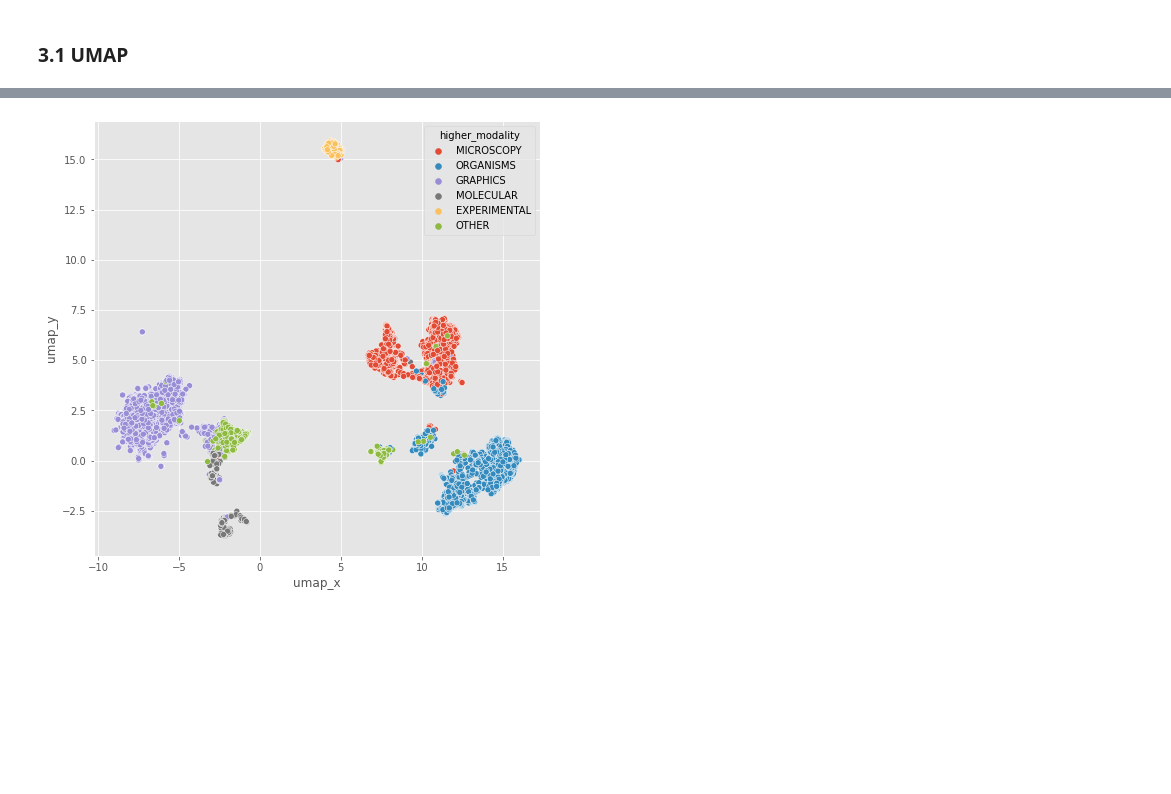
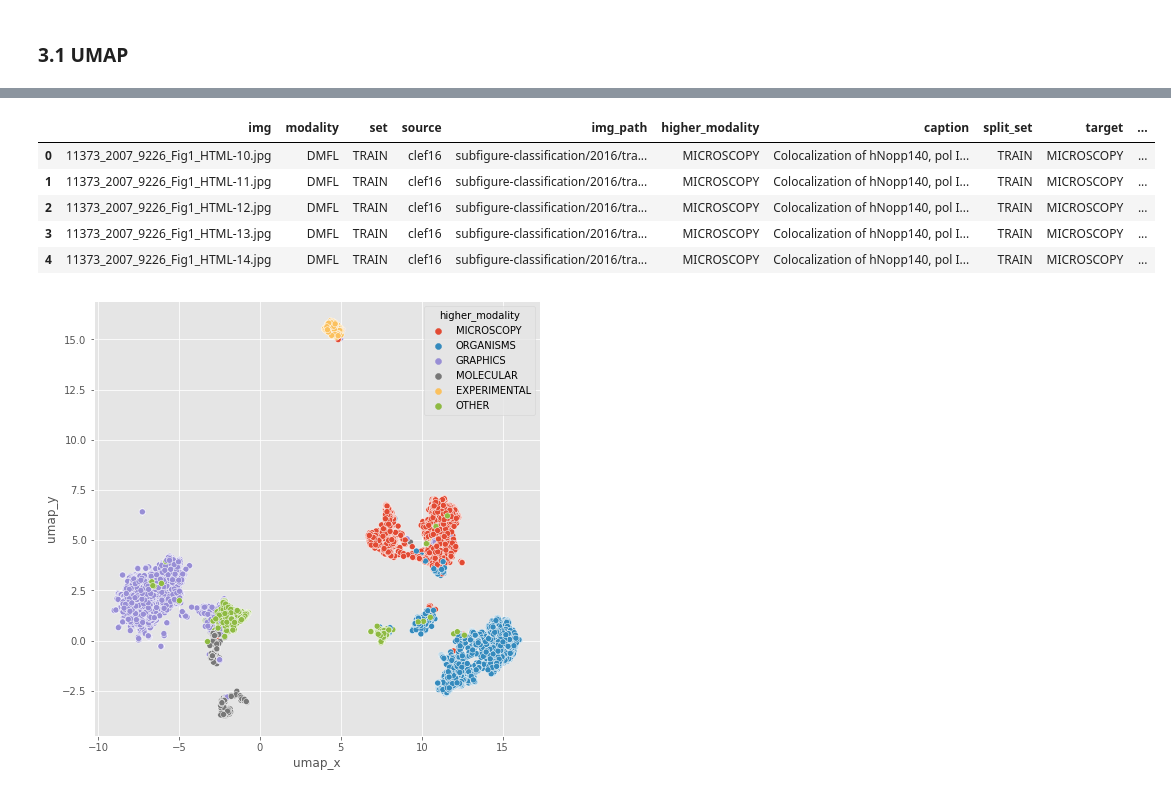
Before and after one commit to jtrells/biomedical-image-classification, a Jupyter notebook: nb/06.Embedding Representation Higher Modality.ipynb, the cells around one changed output, grey strips where cells are left out. Saved outputs shown, nothing was run; the diff lists cells and outputs as text; code cells hidden in the pictures; blank space fills up the shorter version.

```diff
--- a/nb/06.Embedding Representation Higher Modality.ipynb
+++ b/nb/06.Embedding Representation Higher Modality.ipynb
@@ -98,4 +98,5 @@ Feature Vector for Test:
 # %%
 %%time
 df_projection = pd.read_parquet( '/mnt/artifacts/projections/higher_modality_v1.parquet')
+df_projection.head()
 # %% [output]
@@ -104,3 +105,9 @@ Wall time: 495 ms
+|  | img | modality | set | source | img_path | higher_modality | caption | split_set | target | ... |
+| 0 | 11373_2007_9226_Fig1_HTML-10.jpg | DMFL | TRAIN | clef16 | subfigure-classification/2016/tra... | MICROSCOPY | Colocalization of hNopp140, pol I... | TRAIN | MICROSCOPY | ... |
+| 1 | 11373_2007_9226_Fig1_HTML-11.jpg | DMFL | TRAIN | clef16 | subfigure-classification/2016/tra... | MICROSCOPY | Colocalization of hNopp140, pol I... | TRAIN | MICROSCOPY | ... |
+| 2 | 11373_2007_9226_Fig1_HTML-12.jpg | DMFL | TRAIN | clef16 | subfigure-classification/2016/tra... | MICROSCOPY | Colocalization of hNopp140, pol I... | TRAIN | MICROSCOPY | ... |
+| 3 | 11373_2007_9226_Fig1_HTML-13.jpg | DMFL | TRAIN | clef16 | subfigure-classification/2016/tra... | MICROSCOPY | Colocalization of hNopp140, pol I... | TRAIN | MICROSCOPY | ... |
+| 4 | 11373_2007_9226_Fig1_HTML-14.jpg | DMFL | TRAIN | clef16 | subfigure-classification/2016/tra... | MICROSCOPY | Colocalization of hNopp140, pol I... | TRAIN | MICROSCOPY | ... |
 # %%
 plt.figure(figsize=(8,8))
 df1 = df_projection[df_projection['split_set']=='TRAIN'].reset_index(drop = True)
```
Also changed, not shown: parts of 3 cells of this notebook, 18 other files.
